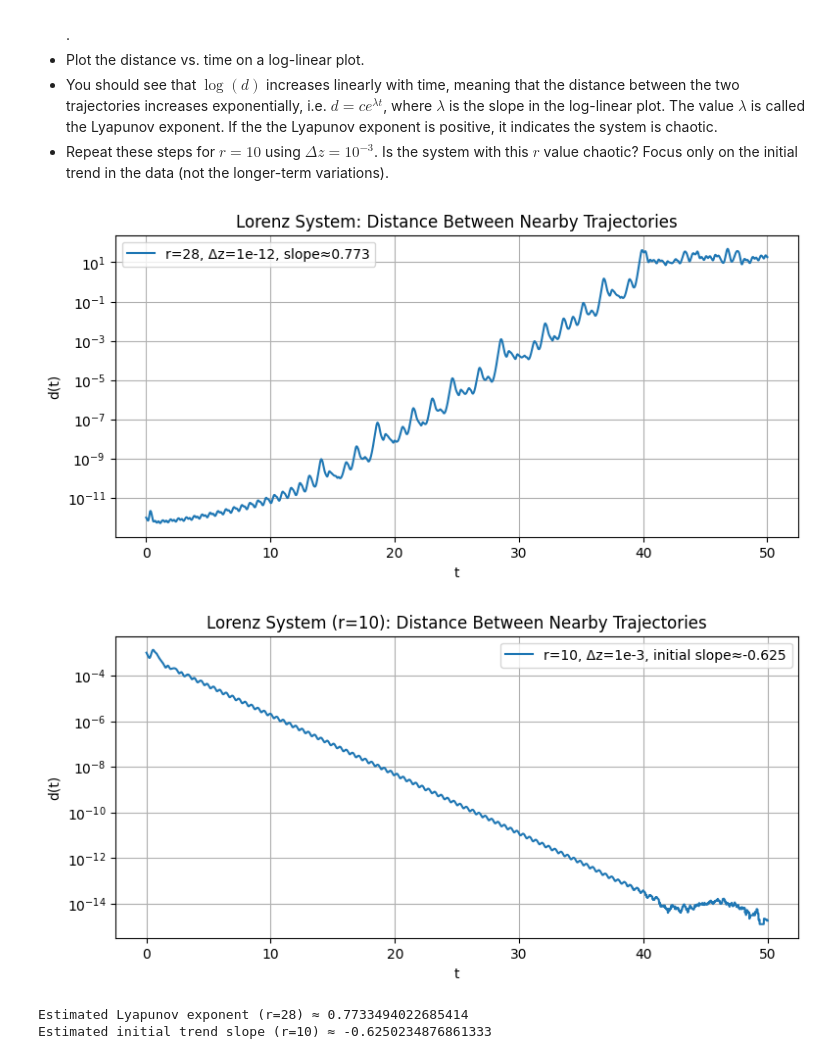
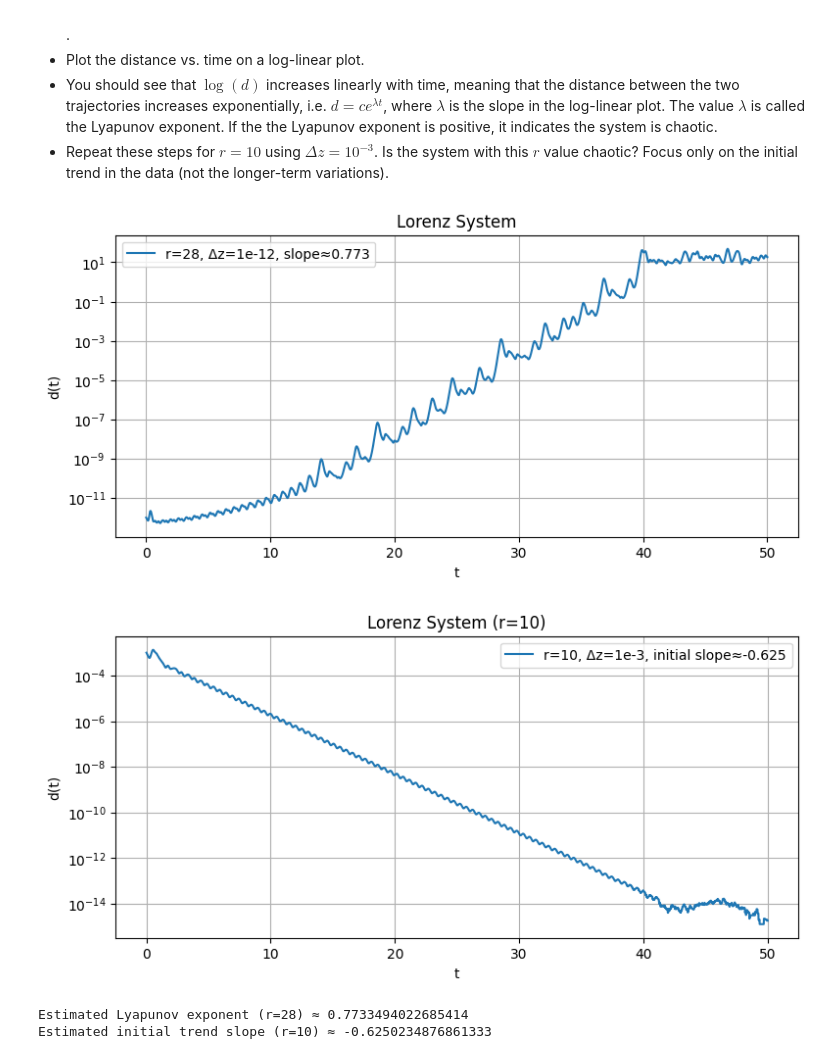
Before and after one commit to javierriveroiglesias-design/Computational-Physics, a Jupyter notebook: ode/ode_4.ipynb, the cells around one changed output. Cells and saved outputs as stored; diff of their text form; code cells hidden in the pictures.

```diff
--- a/ode/ode_4.ipynb
+++ b/ode/ode_4.ipynb
@@ -546,36 +546,36 @@ def run_case(r, dz, dt=0.01, tmax=50.0, sigma=10.0, b=8.0/3.0):
 
 t28, d28 = run_case(28.0, 1e-12, dt=0.01, tmax=50.0)
 mask28 = d28 > 0
 m28, b28 = np.polyfit(t28[mask28], np.log(d28[mask28]), 1)
 
 plt.figure(figsize=(9,4))
 plt.semilogy(t28, d28, label=f"r=28, Δz=1e-12, slope≈{m28:.3f}")
 plt.xlabel("t")
 plt.ylabel("d(t)")
-plt.title("Lorenz System: Distance Between Nearby Trajectories")
+plt.title("Lorenz System")
 plt.legend()
 plt.grid(True, which="both")
 plt.show()
 
 t10, d10 = run_case(10.0, 1e-3, dt=0.01, tmax=50.0)
 mask10 = d10 > 0
 t_fit = t10 <= 10.0
 mask10_fit = mask10 & t_fit
 m10, b10 = np.polyfit(t10[mask10_fit], np.log(d10[mask10_fit]), 1)
 
 plt.figure(figsize=(9,4))
 plt.semilogy(t10, d10, label=f"r=10, Δz=1e-3, initial slope≈{m10:.3f}")
 plt.xlabel("t")
 plt.ylabel("d(t)")
-plt.title("Lorenz System (r=10): Distance Between Nearby Trajectories")
+plt.title("Lorenz System (r=10)")
 plt.legend()
 plt.grid(True, which="both")
 plt.show()
 
 print("Estimated Lyapunov exponent (r=28) ≈", m28)
 print("Estimated initial trend slope (r=10) ≈", m10)
 # %% [output]
-[figure, old version]
+[figure, new version]
-[figure, old version]
+[figure, new version]
 Estimated Lyapunov exponent (r=28) ≈ 0.7733494022685414
 Estimated initial trend slope (r=10) ≈ -0.6250234876861333
```
